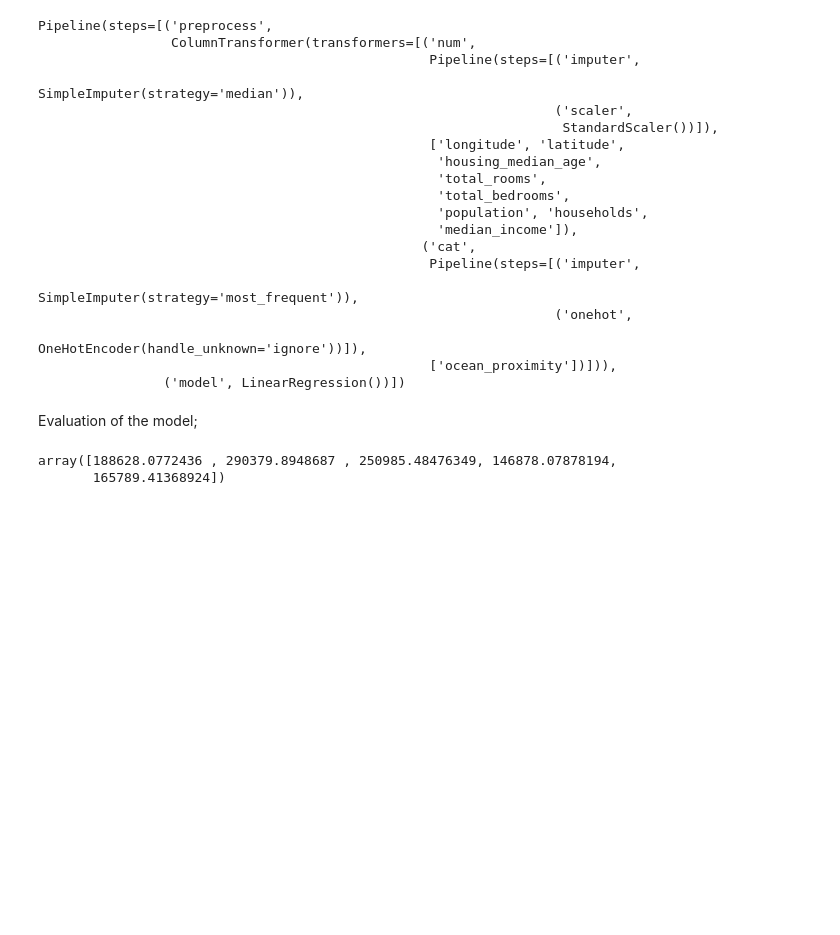
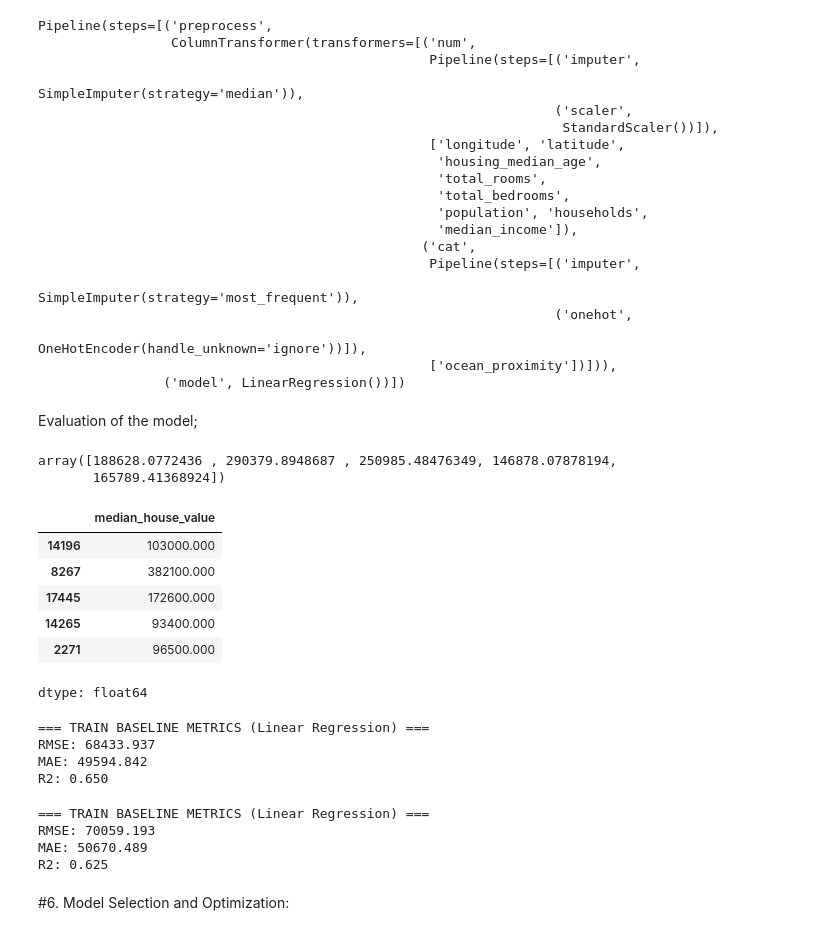
Before and after one commit to NgocAnhNguyen-0601/Housing-Price-Prediction-, a Jupyter notebook: Housing_Price_Prediction.ipynb, the cells around one changed output. Drawn from its saved outputs; the diff is of its cells as text; code cells hidden in the pictures; blank space fills up the shorter version.

Commit message:
model selection

```diff
--- a/Housing_Price_Prediction.ipynb
+++ b/Housing_Price_Prediction.ipynb
@@ -450,7 +450,43 @@ train_baseline_pred[:5]
 # %% [output]
 array([188628.0772436 , 290379.8948687 , 250985.48476349, 146878.07878194,
        165789.41368924])
+# %%
+Y_train[:5]
+# %% [output]
+|  | median_house_value |
+| 14196 | 103000.000 |
+| 8267 | 382100.000 |
+| 17445 | 172600.000 |
+| 14265 | 93400.000 |
+| 2271 | 96500.000 |
+dtype: float64
 # %%
 train_baseline_rmse = root_mean_squared_error(Y_train, train_baseline_pred)
 train_baseline_mae = mean_absolute_error(Y_train, train_baseline_pred)
 train_baseline_r2 = r2_score(Y_train, train_baseline_pred)
+
+print("\n=== TRAIN BASELINE METRICS (Linear Regression) ===")
+print(f"RMSE: {train_baseline_rmse:.3f}")
+print(f"MAE: {train_baseline_mae:.3f}")
+print(f"R2: {train_baseline_r2:.3f}")
+# %% [output]
+=== TRAIN BASELINE METRICS (Linear Regression) ===
+RMSE: 68433.937
+MAE: 49594.842
+R2: 0.650
+# %%
+test_baseline_rmse = root_mean_squared_error(Y_test, test_baseline_pred)
+test_baseline_mae = mean_absolute_error(Y_test, test_baseline_pred)
+test_baseline_r2 = r2_score(Y_test, test_baseline_pred)
+
+print("\n=== TRAIN BASELINE METRICS (Linear Regression) ===")
+print(f"RMSE: {test_baseline_rmse:.3f}")
+print(f"MAE: {test_baseline_mae:.3f}")
+print(f"R2: {test_baseline_r2:.3f}")
+# %% [output]
+=== TRAIN BASELINE METRICS (Linear Regression) ===
+RMSE: 70059.193
+MAE: 50670.489
+R2: 0.625
+# %% [markdown]
+#6. Model Selection and Optimization:
```
Also changed, not shown: parts of 2 cells of this notebook.
